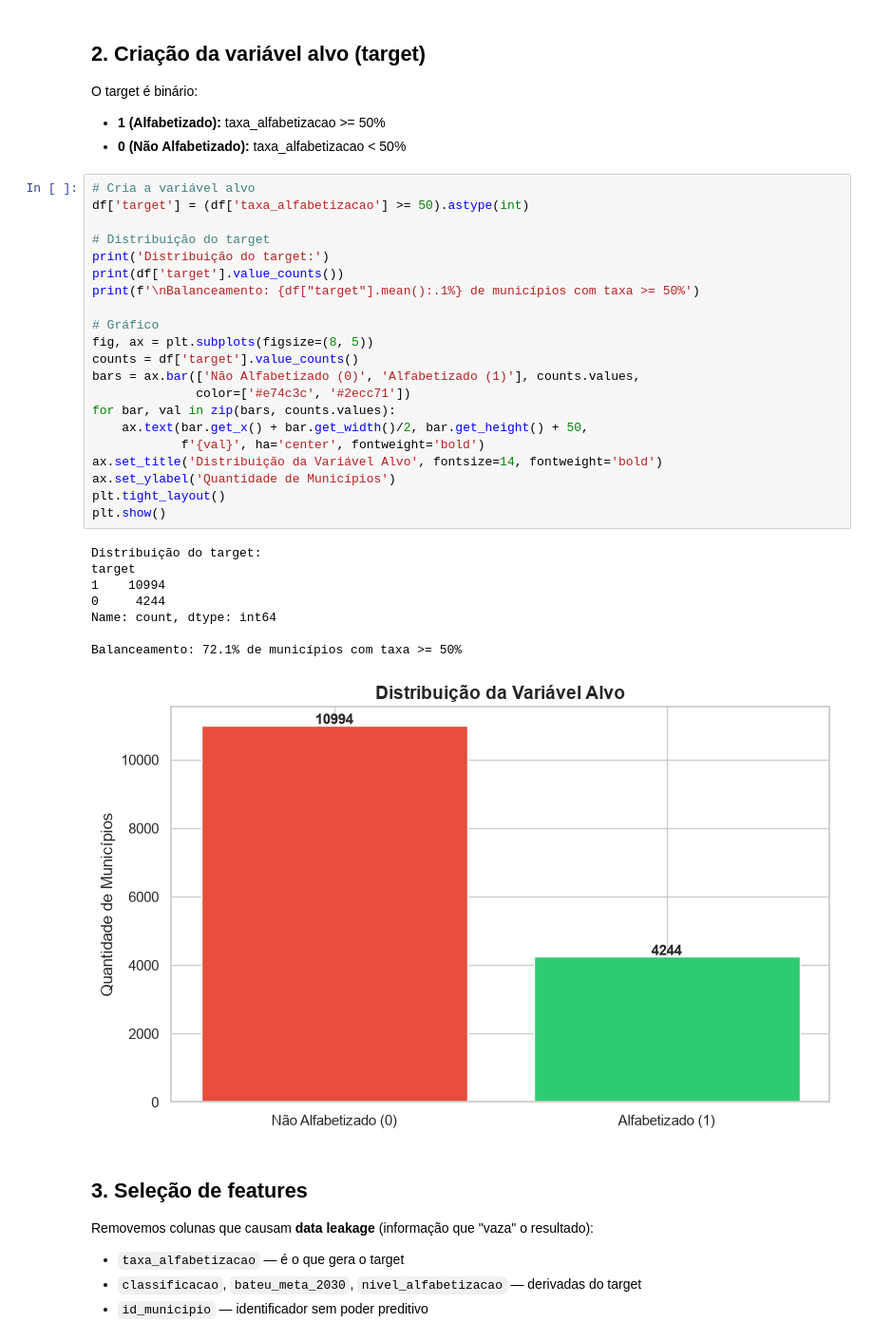
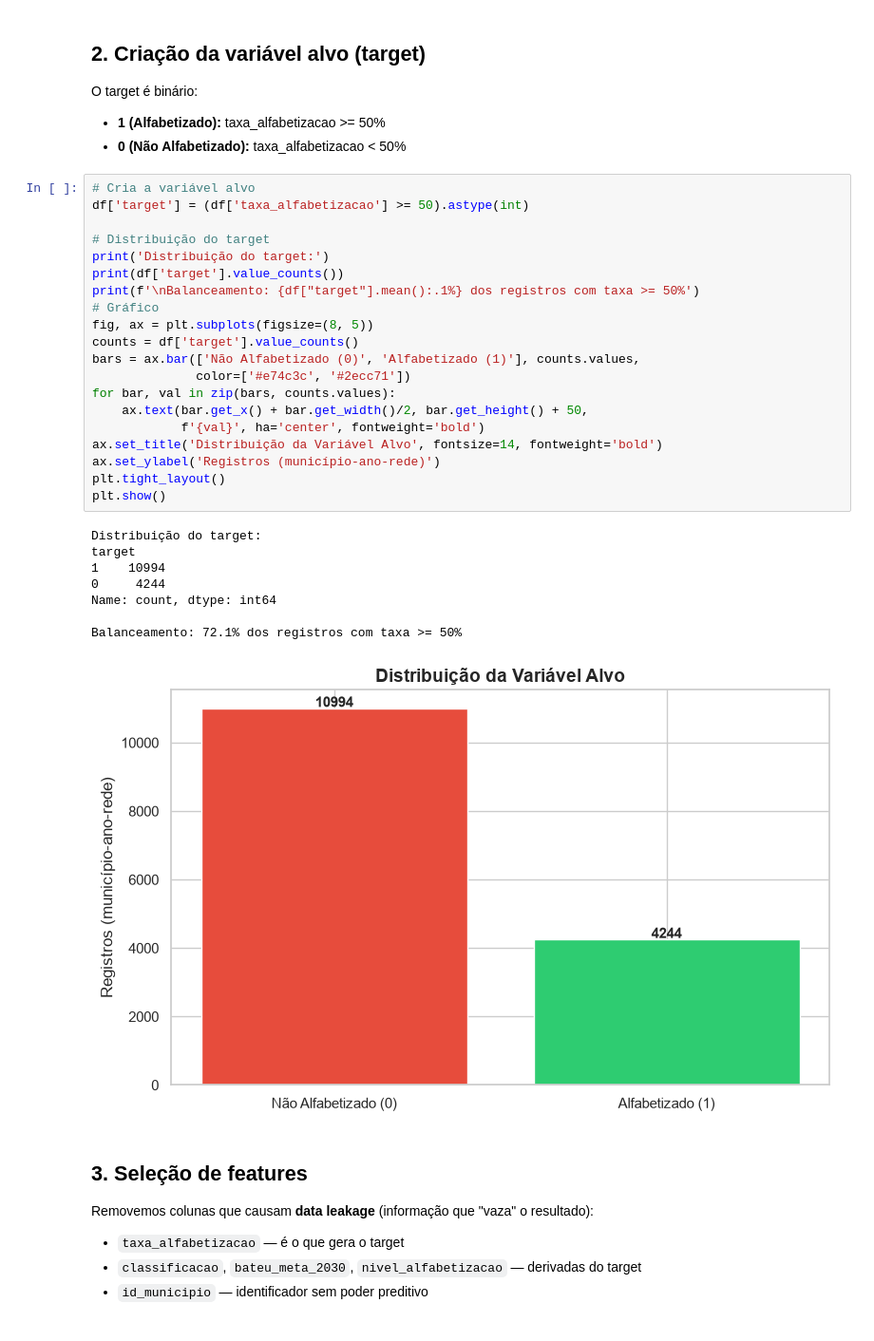
Before and after one commit to gabi-lopes/1IAST-Tech-Challenge-Fase3, a Jupyter notebook: notebooks/03_modelo_random_forest.ipynb, the cells around one changed output. Shown at 95% size. Cells and saved outputs as stored; diff of their text form.

Commit message:
fix: remove células vazias e corrige rótulo do gráfico de distribuição do target

```diff
--- a/notebooks/03_modelo_random_forest.ipynb
+++ b/notebooks/03_modelo_random_forest.ipynb
@@ -56,33 +56,32 @@ O target é binário:
 # %%
 # Cria a variável alvo
 df['target'] = (df['taxa_alfabetizacao'] >= 50).astype(int)
 
 # Distribuição do target
 print('Distribuição do target:')
 print(df['target'].value_counts())
-print(f'\nBalanceamento: {df["target"].mean():.1%} de municípios com taxa >= 50%')
-
+print(f'\nBalanceamento: {df["target"].mean():.1%} dos registros com taxa >= 50%')
 # Gráfico
 fig, ax = plt.subplots(figsize=(8, 5))
 counts = df['target'].value_counts()
 bars = ax.bar(['Não Alfabetizado (0)', 'Alfabetizado (1)'], counts.values,
               color=['#e74c3c', '#2ecc71'])
 for bar, val in zip(bars, counts.values):
     ax.text(bar.get_x() + bar.get_width()/2, bar.get_height() + 50,
             f'{val}', ha='center', fontweight='bold')
 ax.set_title('Distribuição da Variável Alvo', fontsize=14, fontweight='bold')
-ax.set_ylabel('Quantidade de Municípios')
+ax.set_ylabel('Registros (município-ano-rede)')
 plt.tight_layout()
 plt.show()
 # %% [output]
 Distribuição do target:
 target
 1    10994
 0     4244
 Name: count, dtype: int64
 
-Balanceamento: 72.1% de municípios com taxa >= 50%
+Balanceamento: 72.1% dos registros com taxa >= 50%
-[figure, old version]
+[figure, new version]
 # %% [markdown]
 ## 3. Seleção de features
 
```
Also changed, not shown: parts of 4 cells of this notebook.
